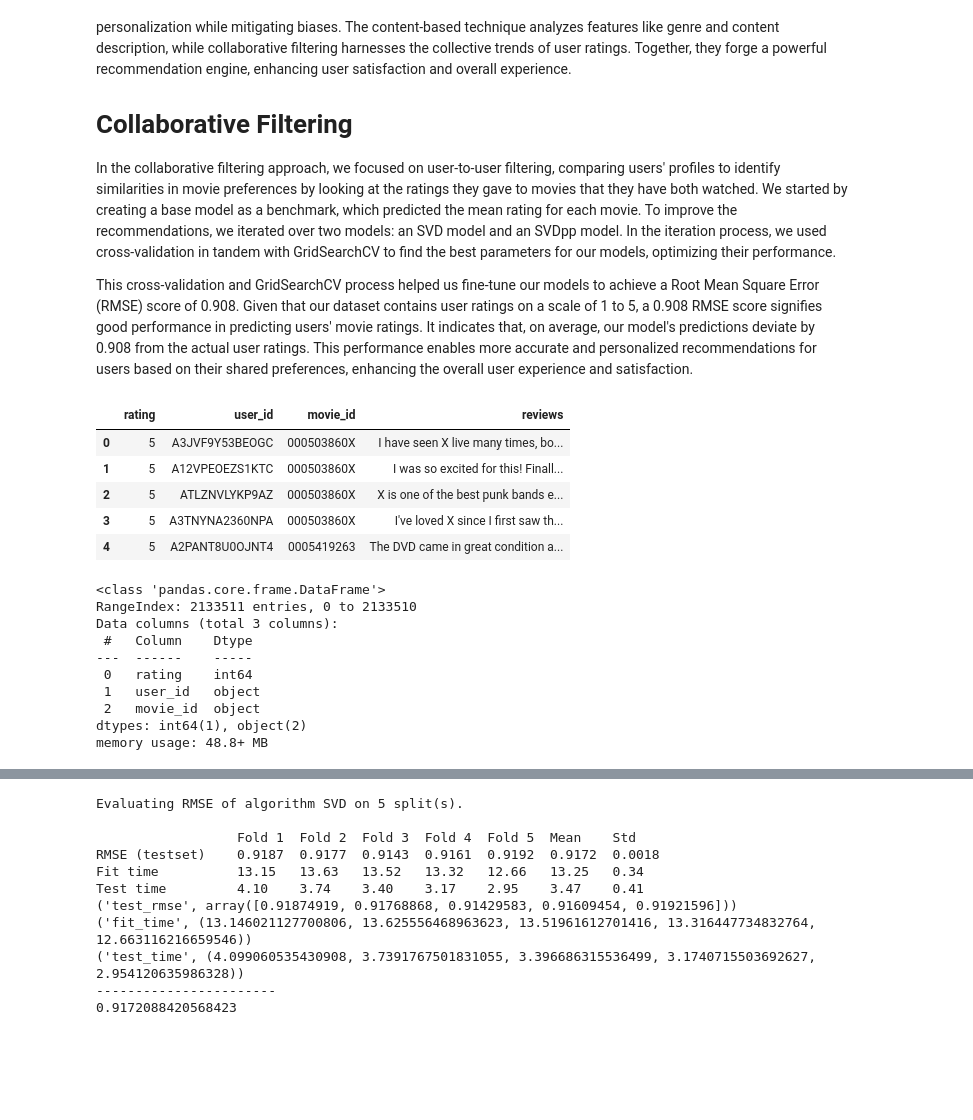
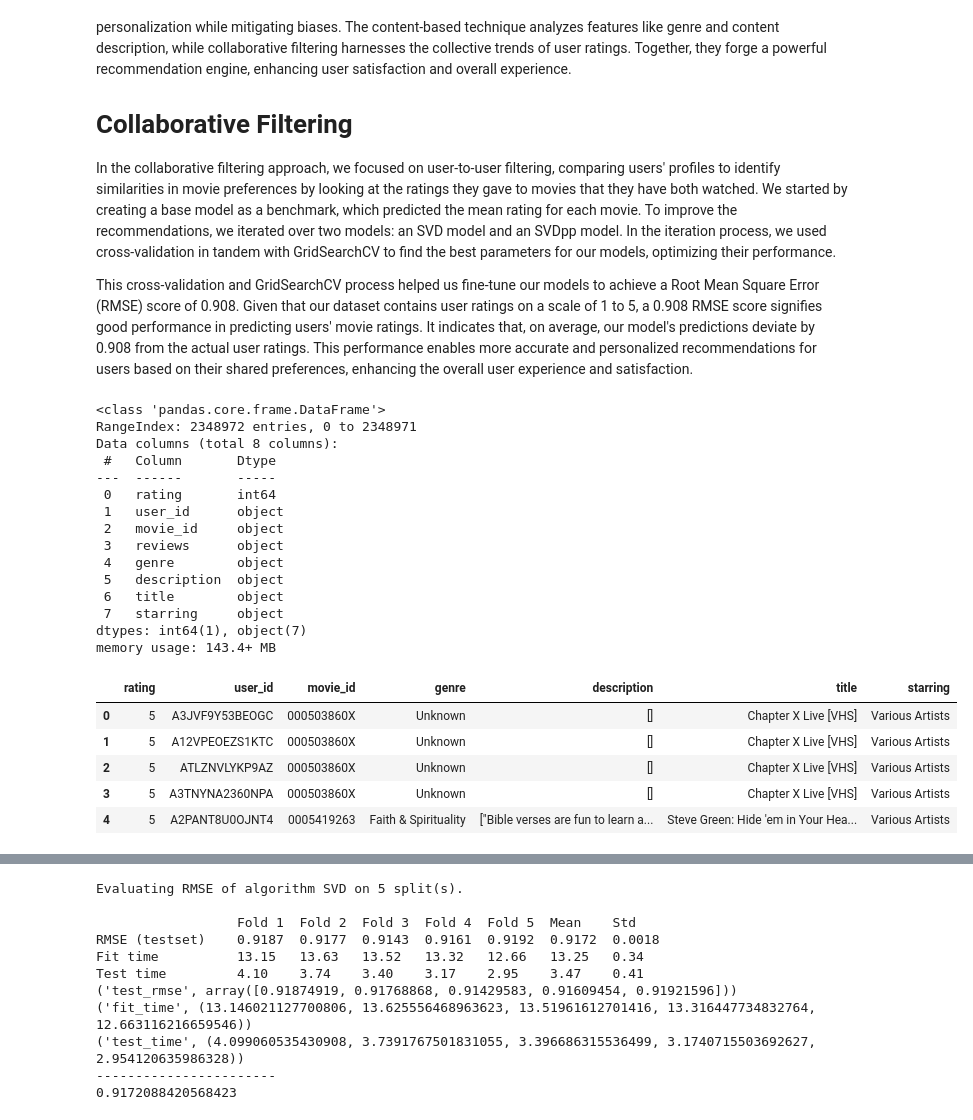
Before and after one commit to ImMaxRoss/film_finder, a Jupyter notebook: collaborative_filtering.ipynb, the cells around one changed output, grey strips where cells are left out. Saved outputs shown, nothing was run; the diff lists cells and outputs as text; code cells hidden in the pictures; blank space fills up the shorter version.

```diff
--- a/collaborative_filtering.ipynb
+++ b/collaborative_filtering.ipynb
@@ -40,26 +40,31 @@ pd.set_option('display.max_colwidth', None)
 import warnings
 warnings.filterwarnings('ignore')
 # %%
-df = pd.read_csv('./data/collab_model_revs.csv')
-df.head()
+df_merged = pd.read_csv('./data/collab_merged.csv')
+df_merged.info()
 # %% [output]
-|  | rating | user_id | movie_id | reviews |
-| 0 | 5 | A3JVF9Y53BEOGC | 000503860X | I have seen X live many times, bo... |
-| 1 | 5 | A12VPEOEZS1KTC | 000503860X | I was so excited for this! Finall... |
-| 2 | 5 | ATLZNVLYKP9AZ | 000503860X | X is one of the best punk bands e... |
-| 3 | 5 | A3TNYNA2360NPA | 000503860X | I've loved X since I first saw th... |
-| 4 | 5 | A2PANT8U0OJNT4 | 0005419263 | The DVD came in great condition a... |
+<class 'pandas.core.frame.DataFrame'>
+RangeIndex: 2348972 entries, 0 to 2348971
+Data columns (total 8 columns):
+ #   Column       Dtype
+---  ------       -----
+ 0   rating       int64
+ 1   user_id      object
+ 2   movie_id     object
+ 3   reviews      object
+ 4   genre        object
+ 5   description  object
+ 6   title        object
+ 7   starring     object
+dtypes: int64(1), object(7)
+memory usage: 143.4+ MB
-# %%
-df.drop(columns='reviews', axis=1, inplace=True)
-df.info()
-# %% [output]
-<class 'pandas.core.frame.DataFrame'>
-RangeIndex: 2133511 entries, 0 to 2133510
-Data columns (total 3 columns):
- #   Column    Dtype
----  ------    -----
- 0   rating    int64
- 1   user_id   object
- 2   movie_id  object
-dtypes: int64(1), object(2)
-memory usage: 48.8+ MB
+# %%
+df_meta = df_merged.drop(columns=['reviews'], axis=1)
+df_meta.head()
+# %% [output]
+|  | rating | user_id | movie_id | genre | description | title | starring |
+| 0 | 5 | A3JVF9Y53BEOGC | 000503860X | Unknown | [] | Chapter X Live [VHS] | Various Artists |
+| 1 | 5 | A12VPEOEZS1KTC | 000503860X | Unknown | [] | Chapter X Live [VHS] | Various Artists |
+| 2 | 5 | ATLZNVLYKP9AZ | 000503860X | Unknown | [] | Chapter X Live [VHS] | Various Artists |
+| 3 | 5 | A3TNYNA2360NPA | 000503860X | Unknown | [] | Chapter X Live [VHS] | Various Artists |
+| 4 | 5 | A2PANT8U0OJNT4 | 0005419263 | Faith & Spirituality | ["Bible verses are fun to learn a... | Steve Green: Hide 'em in Your Hea... | Various Artists |
```
Also changed, not shown: parts of 12 cells of this notebook, 5 other files.
